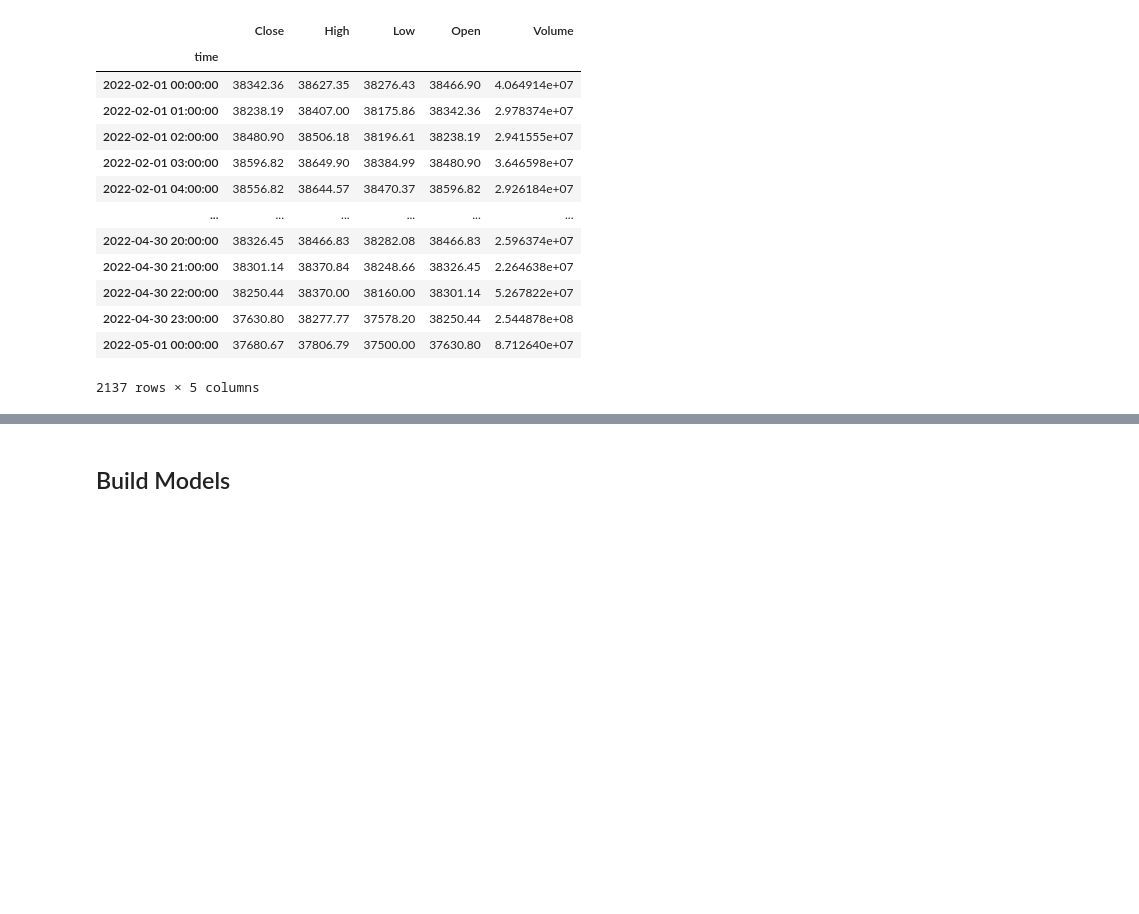
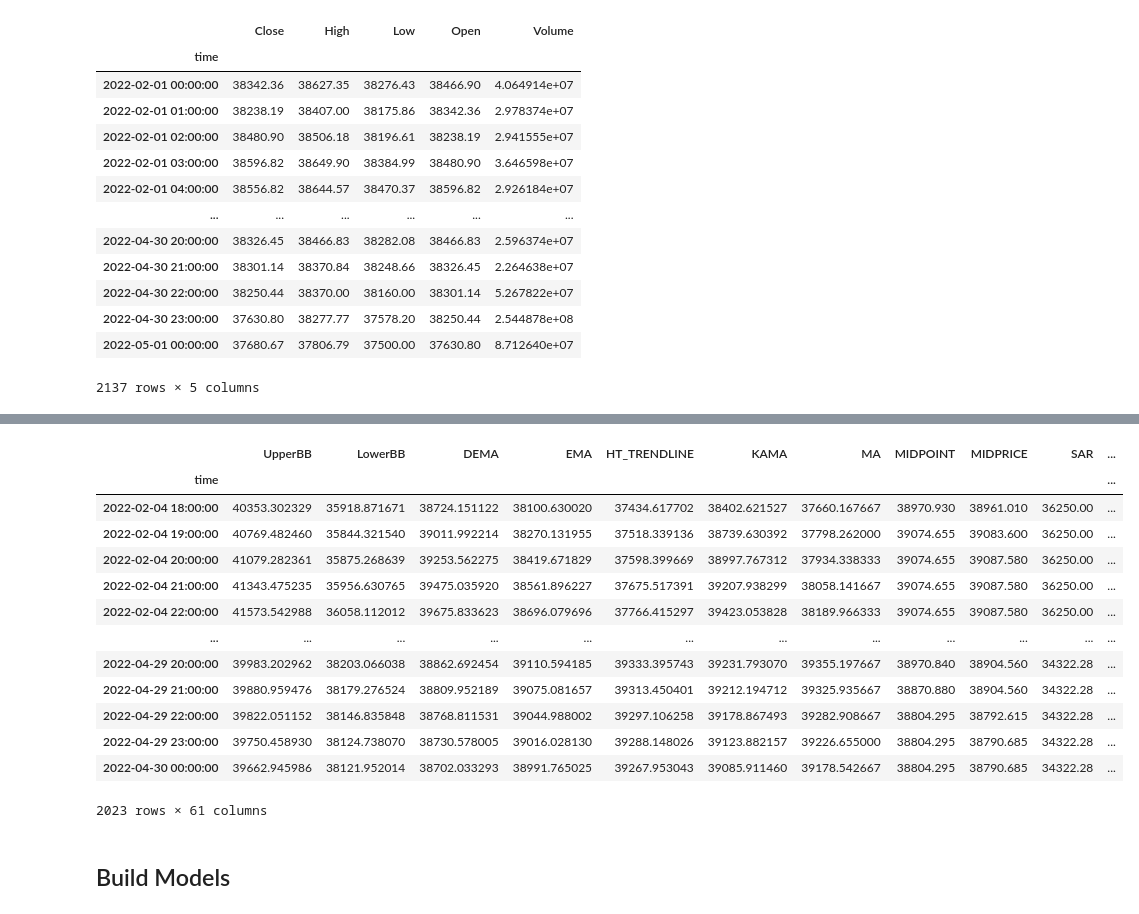
Before and after one commit to oxygeniswonderful/Market_Prediction_Using_News_and_Indicators, a Jupyter notebook: Predict_price_with_indicators.ipynb, the cells around one changed output, grey strips where cells are left out. Cells and saved outputs as stored; diff of their text form; code cells hidden in the pictures; blank space fills up the shorter version.

```diff
--- a/Predict_price_with_indicators.ipynb
+++ b/Predict_price_with_indicators.ipynb
@@ -91,2 +119,19 @@ df_crypto_list[0]
+# %%
+new_df_crypto_list[0]
+# %% [output]
+|  | UpperBB | LowerBB | DEMA | EMA | HT_TRENDLINE | KAMA | MA | MIDPOINT | MIDPRICE | SAR | ... |
+| time |  |  |  |  |  |  |  |  |  |  | ... |
+| 2022-02-04 18:00:00 | 40353.302329 | 35918.871671 | 38724.151122 | 38100.630020 | 37434.617702 | 38402.621527 | 37660.167667 | 38970.930 | 38961.010 | 36250.00 | ... |
+| 2022-02-04 19:00:00 | 40769.482460 | 35844.321540 | 39011.992214 | 38270.131955 | 37518.339136 | 38739.630392 | 37798.262000 | 39074.655 | 39083.600 | 36250.00 | ... |
+| 2022-02-04 20:00:00 | 41079.282361 | 35875.268639 | 39253.562275 | 38419.671829 | 37598.399669 | 38997.767312 | 37934.338333 | 39074.655 | 39087.580 | 36250.00 | ... |
+| 2022-02-04 21:00:00 | 41343.475235 | 35956.630765 | 39475.035920 | 38561.896227 | 37675.517391 | 39207.938299 | 38058.141667 | 39074.655 | 39087.580 | 36250.00 | ... |
+| 2022-02-04 22:00:00 | 41573.542988 | 36058.112012 | 39675.833623 | 38696.079696 | 37766.415297 | 39423.053828 | 38189.966333 | 39074.655 | 39087.580 | 36250.00 | ... |
+| ... | ... | ... | ... | ... | ... | ... | ... | ... | ... | ... | ... |
+| 2022-04-29 20:00:00 | 39983.202962 | 38203.066038 | 38862.692454 | 39110.594185 | 39333.395743 | 39231.793070 | 39355.197667 | 38970.840 | 38904.560 | 34322.28 | ... |
+| 2022-04-29 21:00:00 | 39880.959476 | 38179.276524 | 38809.952189 | 39075.081657 | 39313.450401 | 39212.194712 | 39325.935667 | 38870.880 | 38904.560 | 34322.28 | ... |
+| 2022-04-29 22:00:00 | 39822.051152 | 38146.835848 | 38768.811531 | 39044.988002 | 39297.106258 | 39178.867493 | 39282.908667 | 38804.295 | 38792.615 | 34322.28 | ... |
+| 2022-04-29 23:00:00 | 39750.458930 | 38124.738070 | 38730.578005 | 39016.028130 | 39288.148026 | 39123.882157 | 39226.655000 | 38804.295 | 38790.685 | 34322.28 | ... |
+| 2022-04-30 00:00:00 | 39662.945986 | 38121.952014 | 38702.033293 | 38991.765025 | 39267.953043 | 39085.911460 | 39178.542667 | 38804.295 | 38790.685 | 34322.28 | ... |
+2023 rows × 61 columns
 # %% [markdown]
 ## Build Models
```
Also changed, not shown: parts of 20 cells of this notebook, 2 other files.
